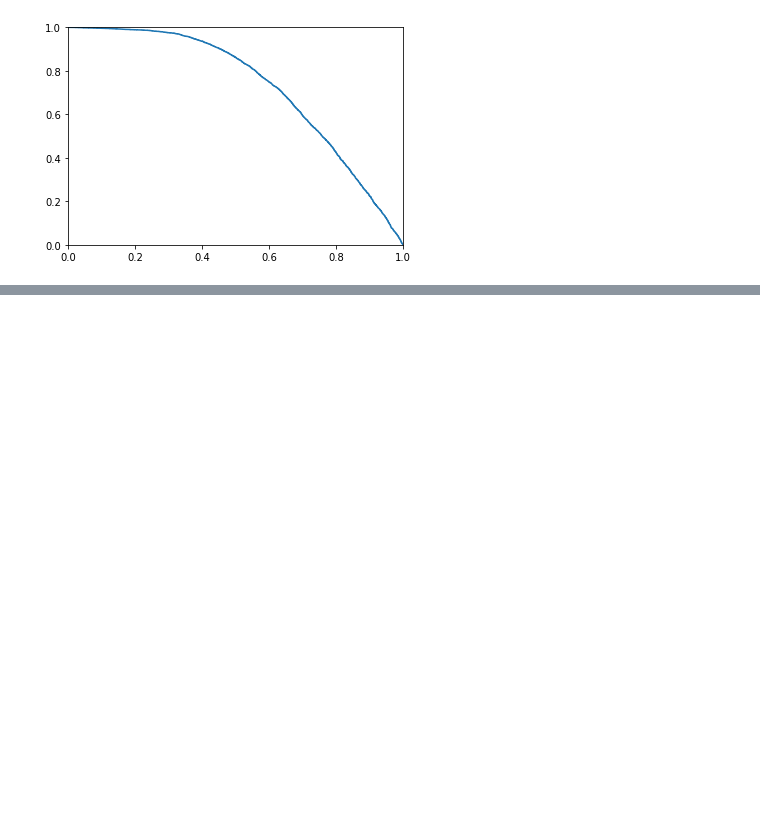
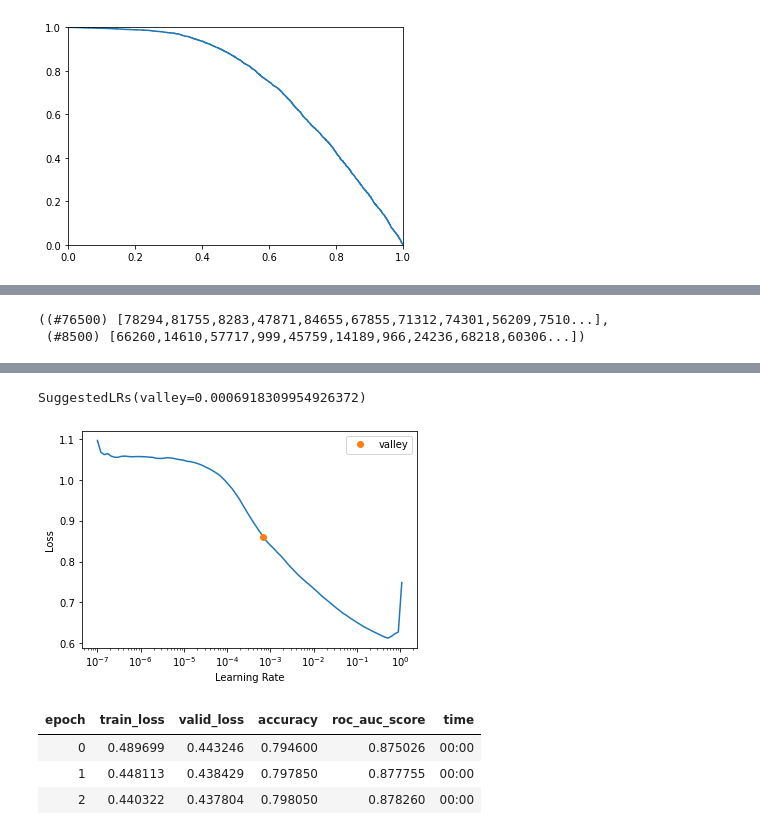
Before and after one commit to lewtun/dl4phys, a Jupyter notebook: lecture01.ipynb, the cells around one changed output, grey strips where cells are left out. Cells and saved outputs as stored; diff of their text form; code cells hidden in the pictures; blank space fills up the shorter version.

```diff
--- a/lecture01.ipynb
+++ b/lecture01.ipynb
@@ -251,0 +270,16 @@ plt.ylim(0, 1)
+# %%
+features = df.columns.drop("label")
+# %%
+splits = RandomSplitter(valid_pct=0.10)(range_of(df[:85_000]))
+# %%
+splits
+# %% [output]
+((#76500) [78294,81755,8283,47871,84655,67855,71312,74301,56209,7510...],
+ (#8500) [66260,14610,57717,999,45759,14189,966,24236,68218,60306...])
+# %%
+dls = TabularDataLoaders.from_df(df, y_names="label", cont_names=list(features), procs=[Normalize], bs=1000, y_block=CategoryBlock, splits=splits)
+# %%
+learn = tabular_learner(dls, metrics=[accuracy, RocAucBinary()])
+# %%
+learn.lr_find()
+# %% [output]
@@ -251,0 +287,9 @@ plt.ylim(0, 1)
+SuggestedLRs(valley=0.0006918309954926372)
+[figure, added]
+# %%
+learn.fit_one_cycle(3, lr_max=1e-3)
+# %% [output]
+| epoch | train_loss | valid_loss | accuracy | roc_auc_score | time |
+| 0 | 0.489699 | 0.443246 | 0.794600 | 0.875026 | 00:00 |
+| 1 | 0.448113 | 0.438429 | 0.797850 | 0.877755 | 00:00 |
+| 2 | 0.440322 | 0.437804 | 0.798050 | 0.878260 | 00:00 |
```
Also changed, not shown: parts of 15 cells of this notebook.
